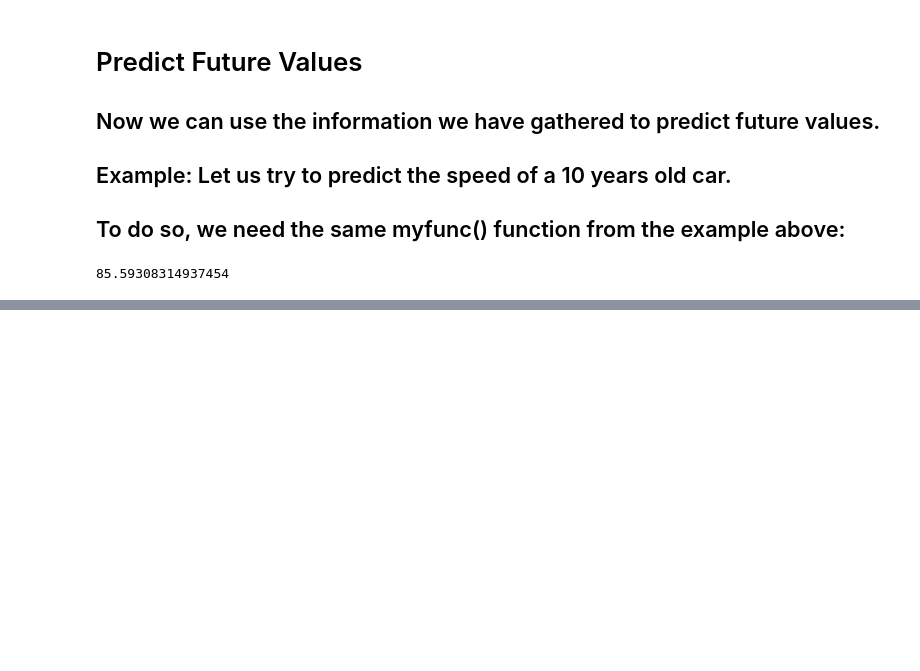
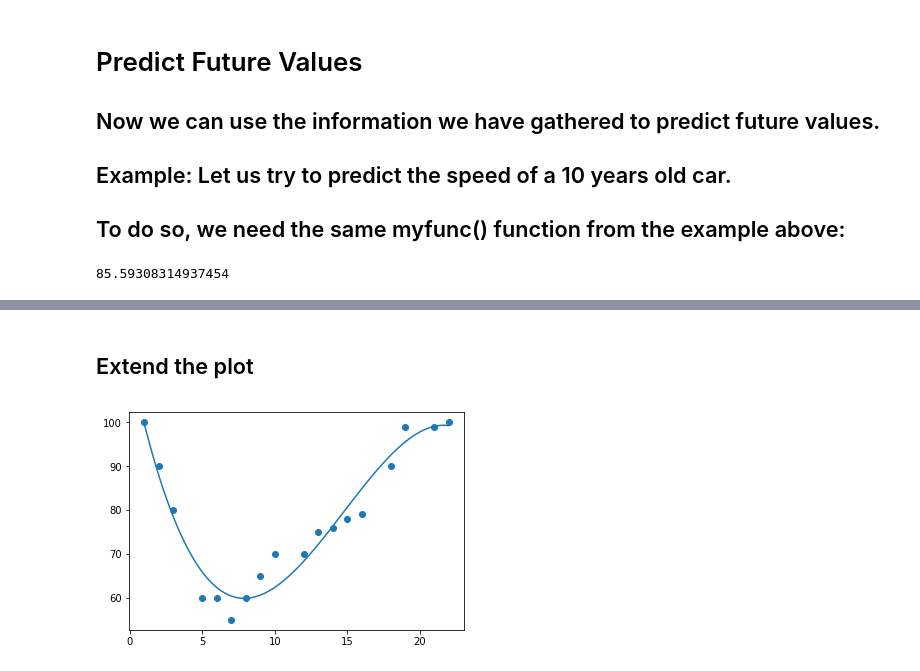
Before and after one commit to Jogwums/Data-Analysis-Cl01, a Jupyter notebook: Stats & ML/Statistics and ML Intro.ipynb, the cells around one changed output, grey strips where cells are left out. Cells and saved outputs as stored; diff of their text form; code cells hidden in the pictures; blank space fills up the shorter version.

Commit message:
polynomial reg

```diff
--- a/Statistics and ML Intro.ipynb
+++ b/Stats & ML/Statistics and ML Intro.ipynb
@@ -393,0 +419,24 @@ print(speed)
+# %% [markdown]
+## Extend the plot
+# %%
+import numpy
+import matplotlib.pyplot as plt
+
+#Create the arrays that represent the values of the x and y axis:
+x = [1,2,3,5,6,7,8,9,10,12,13,14,15,16,18,19,21,22]
+y = [100,90,80,60,60,55,60,65,70,70,75,76,78,79,90,99,99,100]
+
+#NumPy has a method that lets us make a polynomial model:
+mymodel = numpy.poly1d(numpy.polyfit(x, y, 3))
+
+#Then specify how the line will display, we start at position 1, and end at position 22:
+myline = numpy.linspace(1, 22, 100)
+
+#Draw the original scatter plot:
+plt.scatter(x, y)
+
+#Draw the line of polynomial regression:
+plt.plot(myline, mymodel(myline))
+plt.show()
+# %% [output]
+[figure, added]
```
Also changed, not shown: parts of 4 cells of this notebook.
